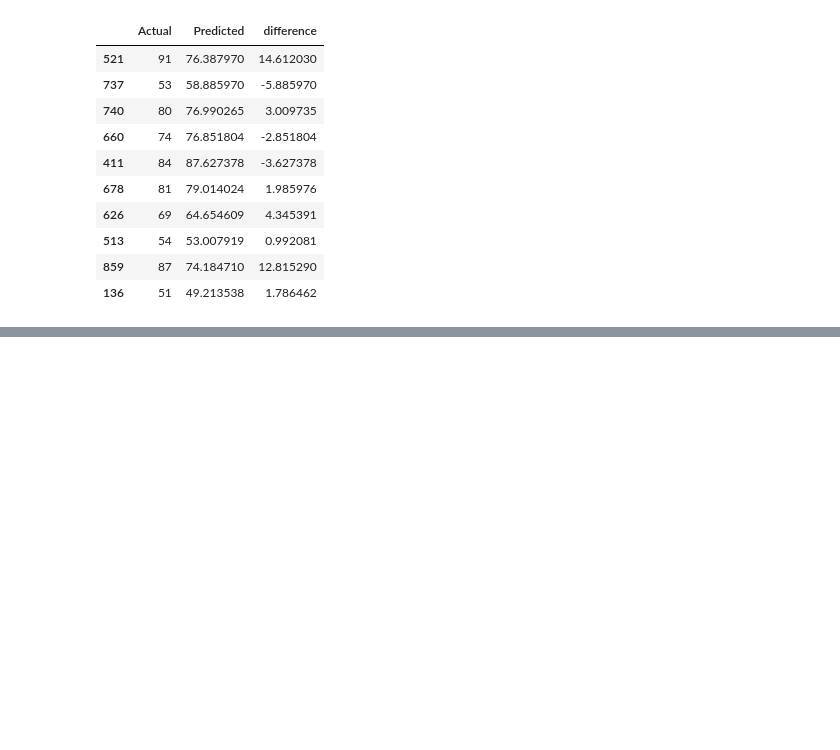
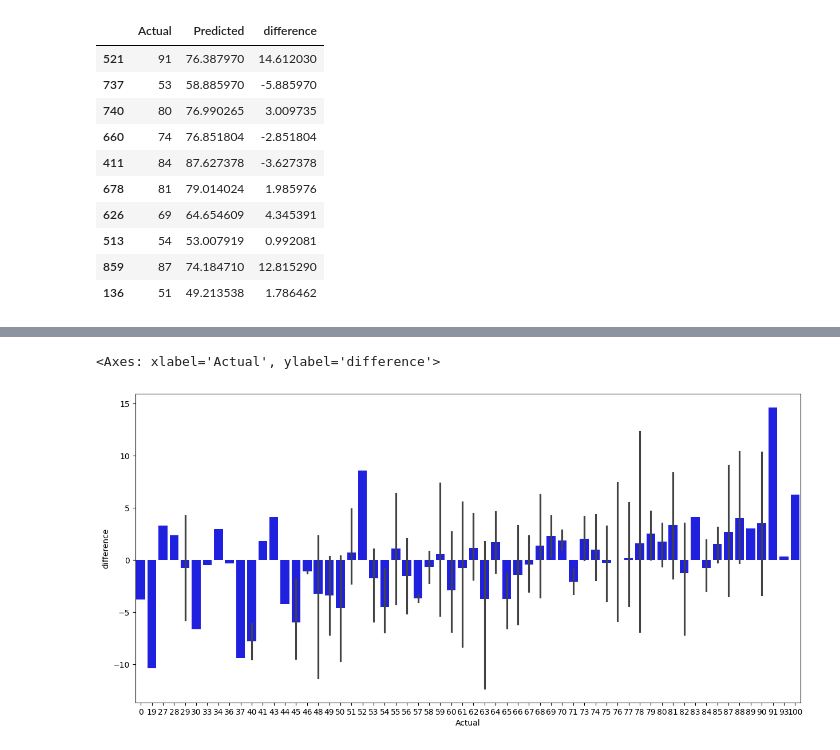
Before and after one commit to sheshpalsingh01/Predict_Marks_ML_Project, a Jupyter notebook: Notebook/Model_train.ipynb, the cells around one changed output, grey strips where cells are left out. Drawn from its saved outputs; the diff is of its cells as text; code cells hidden in the pictures; blank space fills up the shorter version.

```diff
--- a/Notebook/Model_train.ipynb
+++ b/Notebook/Model_train.ipynb
@@ -217,0 +224,6 @@ predictions.head(10)
+# %%
+fig=plt.figure(figsize=(15, 7))
+sns.barplot(x=predictions['Actual'], y=predictions['difference'], color='blue')
+# %% [output]
+<Axes: xlabel='Actual', ylabel='difference'>
+[figure, added]
```
Also changed, not shown: parts of 6 cells of this notebook, 11 other files.
